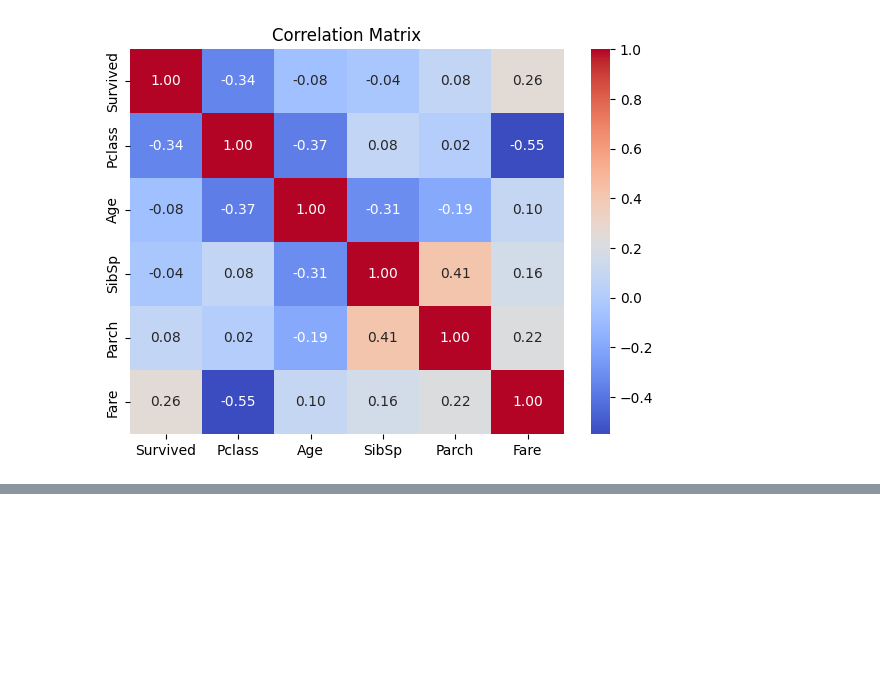
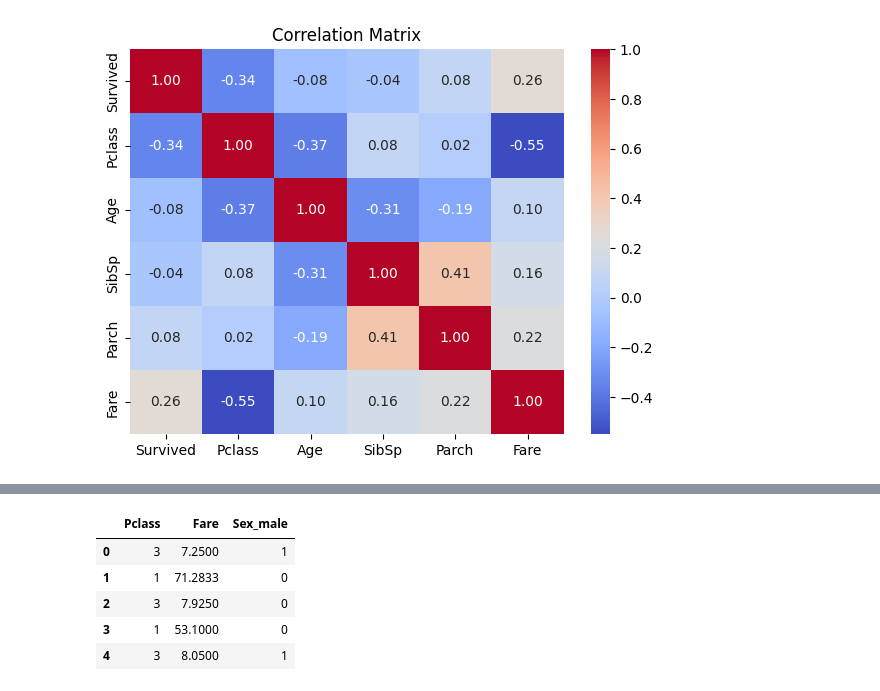
Before and after one commit to msm-mir/titanic-survival-prediction-lr, a Jupyter notebook: src/Logistic_Regression.ipynb, the cells around one changed output, grey strips where cells are left out. Drawn from its saved outputs; the diff is of its cells as text; code cells hidden in the pictures; blank space fills up the shorter version.

```diff
--- a/src/Logistic_Regression.ipynb
+++ b/src/Logistic_Regression.ipynb
@@ -89,0 +99,13 @@ X = X.drop(columns=['PassengerId', 'Name', 'Ticket', 'Cabin', 'Age', 'SibSp', 'P
+# %%
+# Encode categorical columns using One-Hot Encoding
+
+X = pd.get_dummies(X, columns=['Sex'], drop_first=True, dtype=int)
+# %%
+X.head()
+# %% [output]
+|  | Pclass | Fare | Sex_male |
+| 0 | 3 | 7.2500 | 1 |
+| 1 | 1 | 71.2833 | 0 |
+| 2 | 3 | 7.9250 | 0 |
+| 3 | 1 | 53.1000 | 0 |
+| 4 | 3 | 8.0500 | 1 |
```
Also changed, not shown: parts of 1 cell of this notebook.
